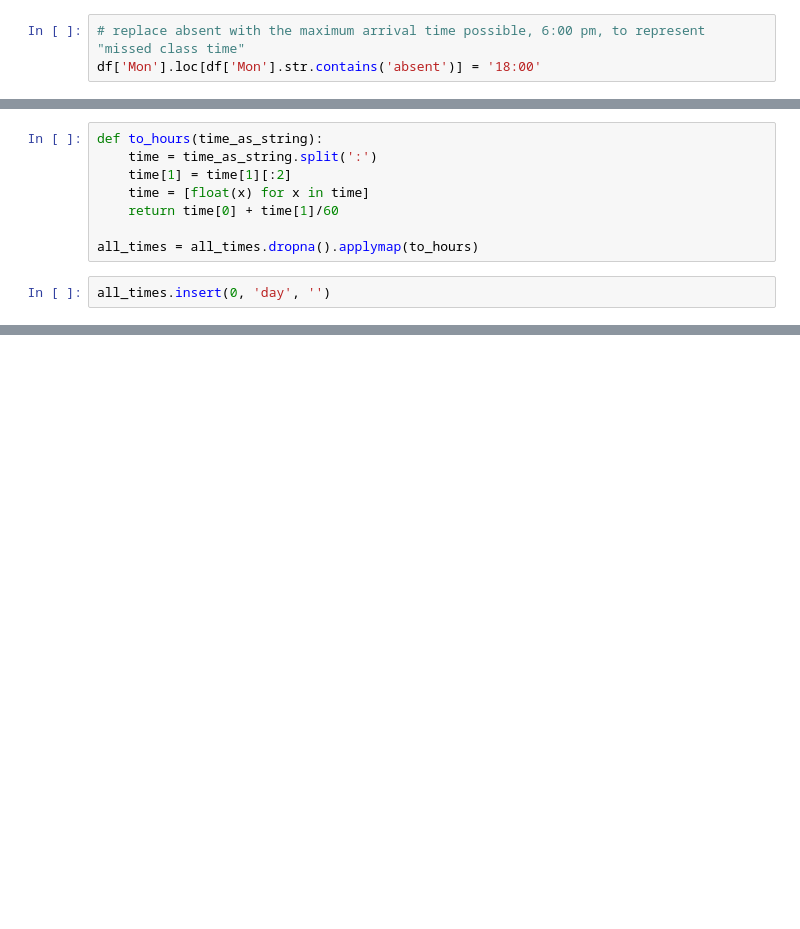
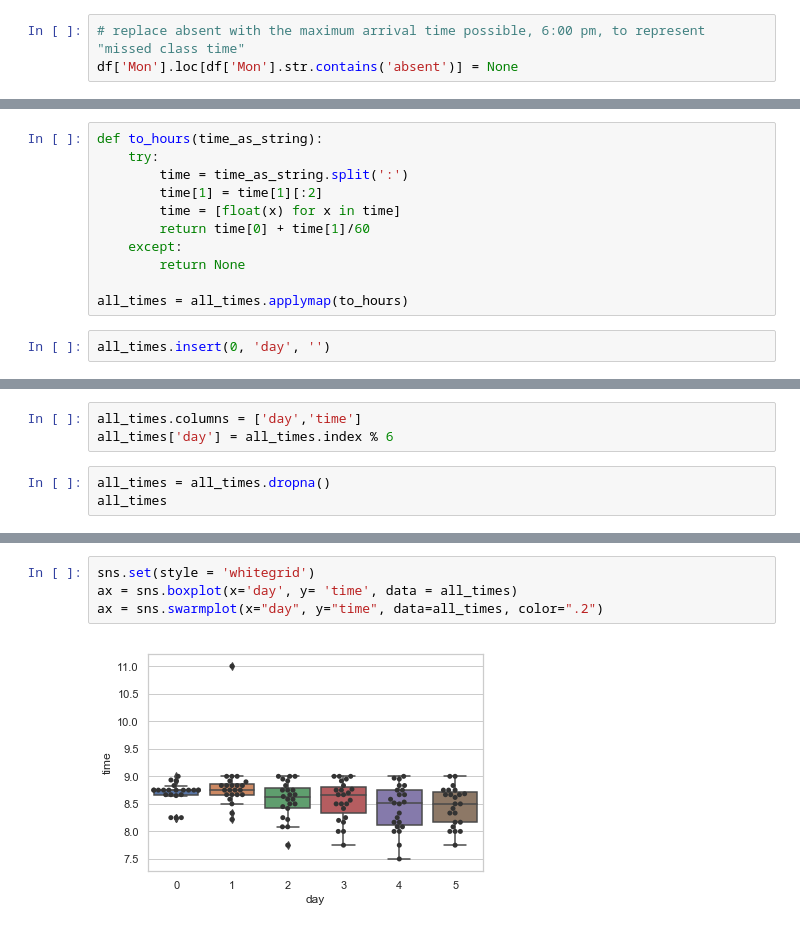
Before and after one commit to UpwardTrajectory/ds-challenge-05_seattle-ds-career-040119, a Jupyter notebook: attendance.ipynb, the cells around one changed output, grey strips where cells are left out. Cells and saved outputs as stored; diff of their text form; blank space fills up the shorter version.

Commit message:
build swarmplot of attendance data

```diff
--- a/attendance.ipynb
+++ b/attendance.ipynb
@@ -9,4 +9,4 @@ days = ['Mon', 'Tues', 'Wed', 'Thurs', 'Fri', 'Mon2']
 df = pd.read_csv('data.csv', names = days)
 # %%
 # replace absent with the maximum arrival time possible, 6:00 pm, to represent "missed class time"
-df['Mon'].loc[df['Mon'].str.contains('absent')] = '18:00'
+df['Mon'].loc[df['Mon'].str.contains('absent')] = None
@@ -37,10 +20,13 @@ df
 # %%
 def to_hours(time_as_string):
-    time = time_as_string.split(':')
-    time[1] = time[1][:2]
-    time = [float(x) for x in time]
-    return time[0] + time[1]/60
+    try:
+        time = time_as_string.split(':')
+        time[1] = time[1][:2]
+        time = [float(x) for x in time]
+        return time[0] + time[1]/60
+    except:
+        return None
 
-all_times = all_times.dropna().applymap(to_hours)
+all_times = all_times.applymap(to_hours)
 # %%
 all_times.insert(0, 'day', '')
@@ -74,0 +33,6 @@ ValueError: could not broadcast input array from shape (22,6) into shape (22)
+# %%
+all_times.columns = ['day','time']
+all_times['day'] = all_times.index % 6
+# %%
+all_times = all_times.dropna()
+all_times
@@ -74,0 +58,6 @@ ValueError: could not broadcast input array from shape (22,6) into shape (22)
+# %%
+sns.set(style = 'whitegrid')
+ax = sns.boxplot(x='day', y= 'time', data = all_times)
+ax = sns.swarmplot(x="day", y="time", data=all_times, color=".2")
+# %% [output]
+[figure, added]
```
Also changed, not shown: parts of 8 cells of this notebook.
